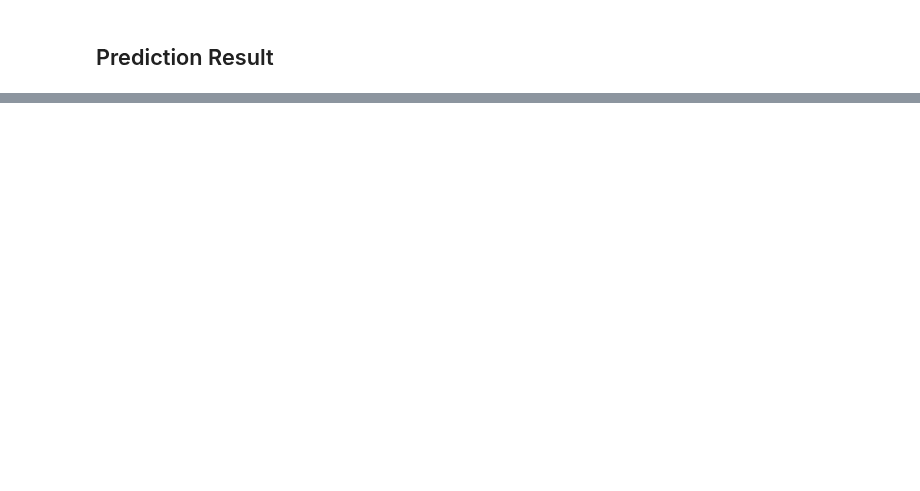
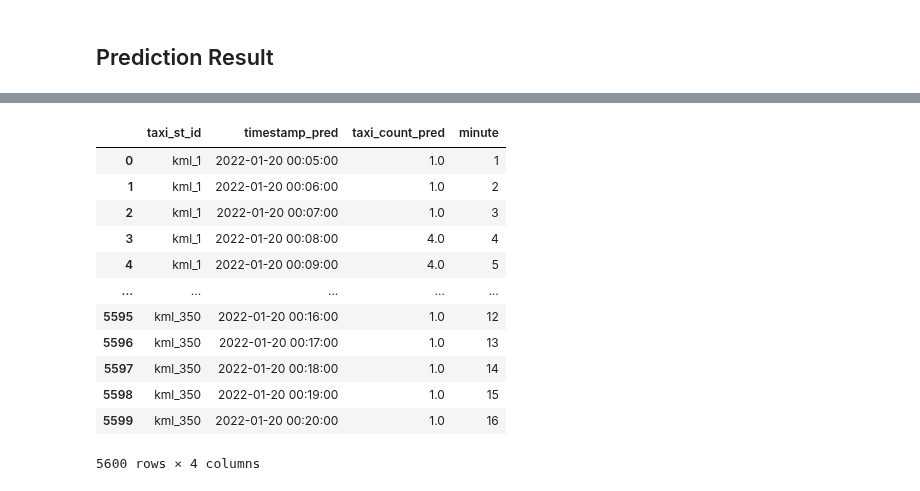
Before and after one commit to alealejandro1/taxi_compass, a Jupyter notebook: notebooks/johan_taxi_compass.ipynb, the cells around one changed output, grey strips where cells are left out. Drawn from its saved outputs; the diff is of its cells as text; code cells hidden in the pictures; blank space fills up the shorter version.

Commit message:
update with latest model and deploy function

```diff
--- a/notebooks/johan_taxi_compass.ipynb
+++ b/notebooks/johan_taxi_compass.ipynb
@@ -665,6 +702,0 @@ array([[4, 4, 4, ..., 4, 4, 4],
-# %%
-loaded_model = models.load_model('class_model')
-pred = np.argmax(model.predict(X_val1), axis=-1)
-X_test = X_val1.reshape((X_val1.shape[0]*X_val1.shape[1],X_val1.shape[2]))
-pred = pred.reshape((pred.shape[0]*pred.shape[1]))
-pd.concat((pd.DataFrame(X_test), pd.DataFrame(pred)), axis=1)
@@ -725,3 +702,0 @@ pred_df.set_index(list(pred_df)[0])
-# %%
-for i in pred:
-    print(len(i.shape))
@@ -857,16 +743,0 @@ KeyboardInterrupt:
-# %%
-from xgboost import XGBClassifier, XGBRegressor
-import warnings
-warnings.filterwarnings('ignore')
-
-result_reg = {}
-result_class = {}
-for i in range(350):
-    xgb = XGBClassifier(n_jobs=-1, verbosity=0)
-    xgb.fit(X_train_mas[i], y_train_mas[i])
-    result_class[i] = xgb.score(X_test_mas[i], y_test_mas[i])
-    print(f"completed classifier {i}...")
-    xgb = XGBRegressor(n_jobs=-1, verbosity=0)
-    xgb.fit(X_train_mas[i], y_train_mas[i])
-    result_reg[i] = xgb.score(X_test_mas[i], y_test_mas[i])
-    print(f"completed regressor {i}...")
@@ -1021,12 +847,11 @@ for i in range(350):
     print(i+1,len(df.loc[df["taxi_st_num"] == i+1]), "started...")
     X = df.loc[df["taxi_st_num"] == i+1][["taxi_st_num","taxi_update_time","taxi_count", "rainfall","mrt_final_status",
                                           "weekend_bool","hr_sin","hr_cos","min_sin","min_cos"]].copy()
-    for day in range(1,16):
-        X[f"taxi_count_-{day}"] = X["taxi_count"].shift(day)
+
     X = X.dropna()
     X_pred = X[["taxi_st_num","taxi_update_time"]]
 
-    X = X.drop(columns=["taxi_st_num","taxi_update_time"]).to_numpy()
+    X = X.drop(columns=["taxi_update_time"]).to_numpy()
 
     X = X.reshape(1, X.shape[0], X.shape[1])
 
@@ -1101,0 +942,28 @@ y_res
+# %%
+PROJECT_ID = 'taxi-compass-lewagon'
+REGION = "asia-southeast1"
+MODEL = "xgb_class_model"
+MODEL_VERSION = "version3"
+
+X_mas1 = X_mas.reshape(X_mas.shape[0]*X_mas.shape[1], 9)
+pred = predict_json(PROJECT_ID, REGION, MODEL, X_mas1.tolist() , version=MODEL_VERSION)zzz
+X_mas_pred["timestamp_pred"] = X_mas_pred["taxi_update_time"].dt.tz_localize(None) + pd.to_timedelta(15, unit='m')
+X_mas_pred["timestamp_pred"] = X_mas_pred["timestamp_pred"].astype(str)
+X_mas_pred["taxi_st_id"] = "kml_" + X_mas_pred["taxi_st_num"].astype("str")
+y_res = pd.concat((X_mas_pred[["taxi_st_id","timestamp_pred"]], pd.DataFrame(pred, columns=["taxi_count_pred"])), axis=1)
+y_res["minute"] = y_res.groupby(['taxi_st_id']).cumcount()+1
+y_res
+# %% [output]
+|  | taxi_st_id | timestamp_pred | taxi_count_pred | minute |
+| 0 | kml_1 | 2022-01-20 00:05:00 | 1.0 | 1 |
+| 1 | kml_1 | 2022-01-20 00:06:00 | 1.0 | 2 |
+| 2 | kml_1 | 2022-01-20 00:07:00 | 1.0 | 3 |
+| 3 | kml_1 | 2022-01-20 00:08:00 | 4.0 | 4 |
+| 4 | kml_1 | 2022-01-20 00:09:00 | 4.0 | 5 |
+| ... | ... | ... | ... | ... |
+| 5595 | kml_350 | 2022-01-20 00:16:00 | 1.0 | 12 |
+| 5596 | kml_350 | 2022-01-20 00:17:00 | 1.0 | 13 |
+| 5597 | kml_350 | 2022-01-20 00:18:00 | 1.0 | 14 |
+| 5598 | kml_350 | 2022-01-20 00:19:00 | 1.0 | 15 |
+| 5599 | kml_350 | 2022-01-20 00:20:00 | 1.0 | 16 |
+5600 rows × 4 columns
```
Also changed, not shown: parts of 42 cells of this notebook, 2 other files.
